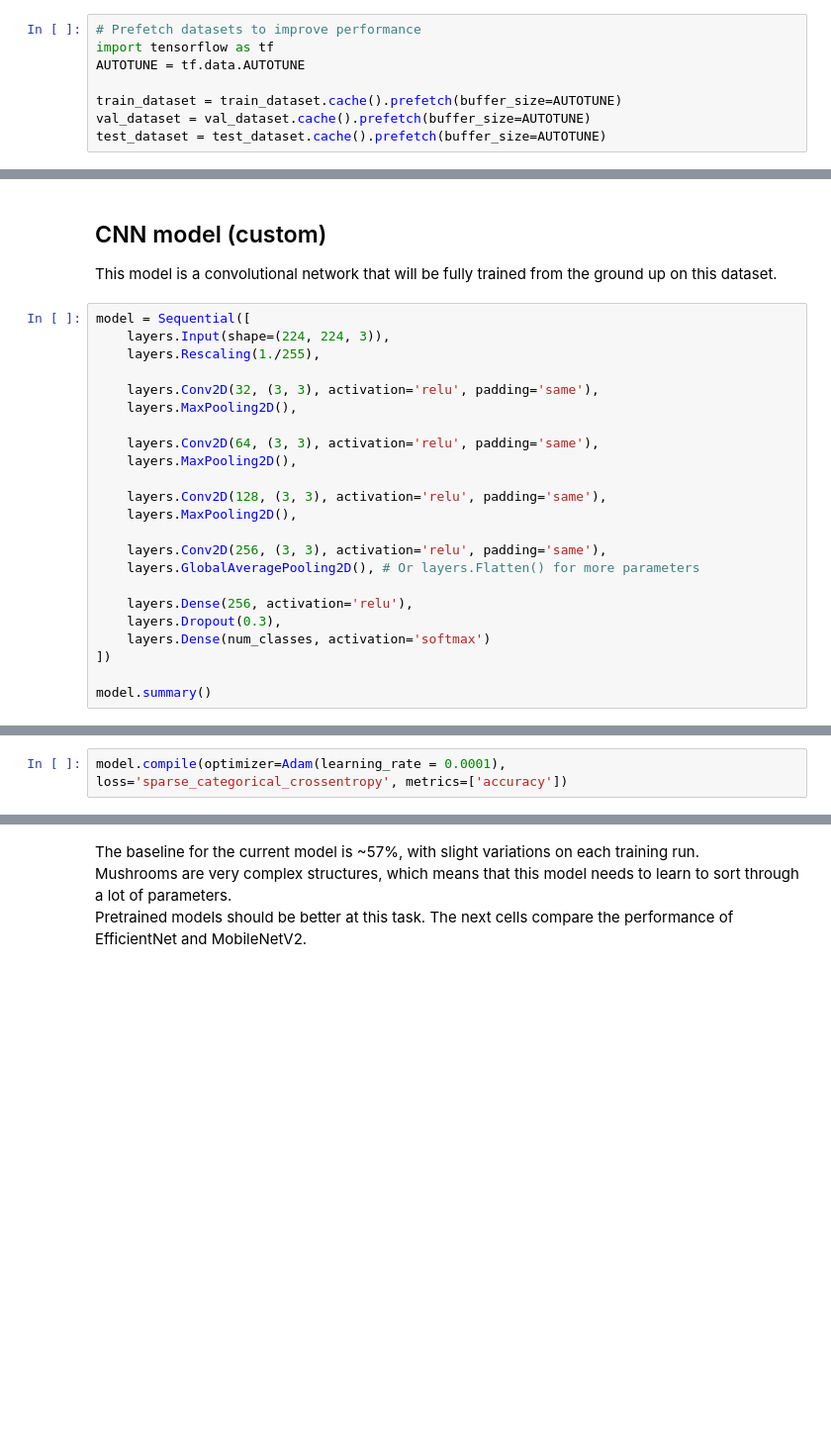
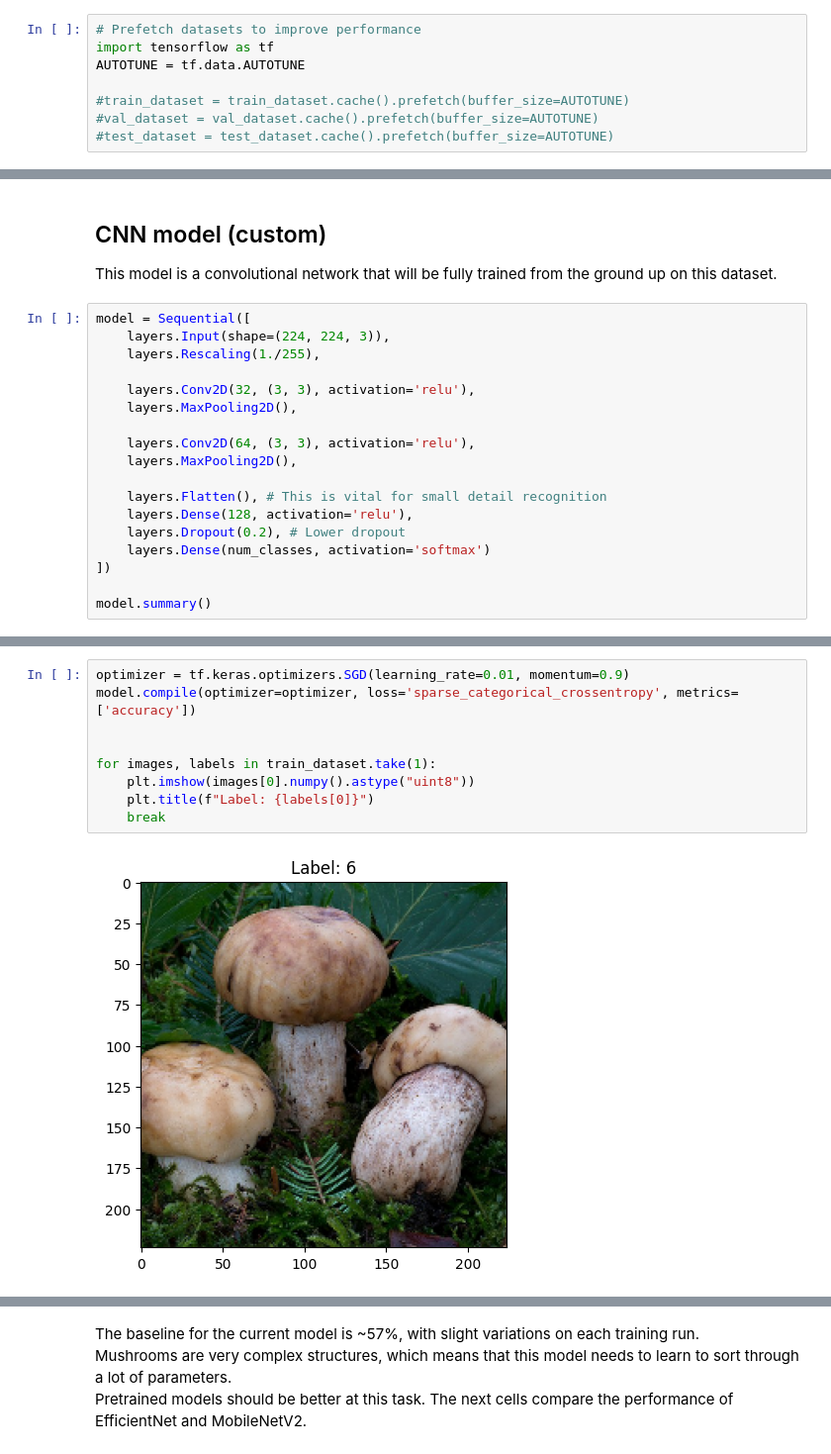
Before and after one commit to WelehoBRUDER/MetropoliaAMK-neural-networks, a Jupyter notebook: mushroom-classifier/mushroom-classifier.ipynb, the cells around one changed output, grey strips where cells are left out. Shown at 99% size. Saved outputs shown, nothing was run; the diff lists cells and outputs as text; blank space fills up the shorter version.

Commit message:
Attempted to bring back runtime augmentation, no dice
The model is incapable of learning, I have no idea why.

```diff
--- a/mushroom-classifier/mushroom-classifier.ipynb
+++ b/mushroom-classifier/mushroom-classifier.ipynb
@@ -88,6 +89,6 @@ The total dataset is now much larger than the original, because of the preproces
 import tensorflow as tf
 AUTOTUNE = tf.data.AUTOTUNE
 
-train_dataset = train_dataset.cache().prefetch(buffer_size=AUTOTUNE)
-val_dataset = val_dataset.cache().prefetch(buffer_size=AUTOTUNE)
-test_dataset = test_dataset.cache().prefetch(buffer_size=AUTOTUNE)
+#train_dataset = train_dataset.cache().prefetch(buffer_size=AUTOTUNE)
+#val_dataset = val_dataset.cache().prefetch(buffer_size=AUTOTUNE)
+#test_dataset = test_dataset.cache().prefetch(buffer_size=AUTOTUNE)
@@ -103,20 +142,15 @@ model = Sequential([
     layers.Input(shape=(224, 224, 3)),
     layers.Rescaling(1./255),
 
-    layers.Conv2D(32, (3, 3), activation='relu', padding='same'),
+    layers.Conv2D(32, (3, 3), activation='relu'),
     layers.MaxPooling2D(),
 
-    layers.Conv2D(64, (3, 3), activation='relu', padding='same'),
+    layers.Conv2D(64, (3, 3), activation='relu'),
     layers.MaxPooling2D(),
 
-    layers.Conv2D(128, (3, 3), activation='relu', padding='same'),
-    layers.MaxPooling2D(),
-
-    layers.Conv2D(256, (3, 3), activation='relu', padding='same'),
-    layers.GlobalAveragePooling2D(), # Or layers.Flatten() for more parameters
-
-    layers.Dense(256, activation='relu'),
-    layers.Dropout(0.3),
+    layers.Flatten(), # This is vital for small detail recognition
+    layers.Dense(128, activation='relu'),
+    layers.Dropout(0.2), # Lower dropout
     layers.Dense(num_classes, activation='softmax')
 ])
 
@@ -140,7 +174,16 @@ Trainable params: 456,521
 Non-trainable params: 0
 _________________________________________________________________
 # %%
-model.compile(optimizer=Adam(learning_rate = 0.0001), loss='sparse_categorical_crossentropy', metrics=['accuracy'])
+optimizer = tf.keras.optimizers.SGD(learning_rate=0.01, momentum=0.9)
+model.compile(optimizer=optimizer, loss='sparse_categorical_crossentropy', metrics=['accuracy'])
+
+
+for images, labels in train_dataset.take(1):
+    plt.imshow(images[0].numpy().astype("uint8"))
+    plt.title(f"Label: {labels[0]}")
+    break
+# %% [output]
+[figure, added]
 # %%
 from keras.callbacks import EarlyStopping
 
```
Also changed, not shown: parts of 24 cells of this notebook, 1 other file.
